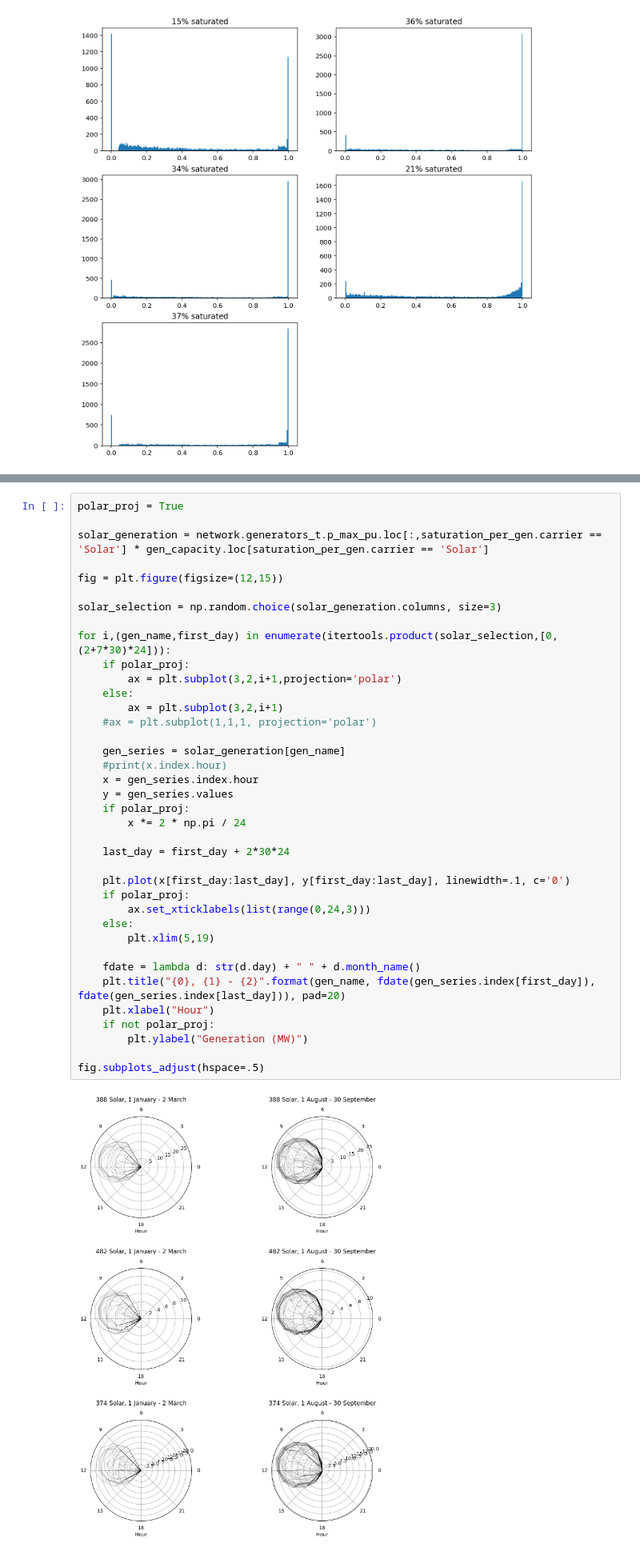
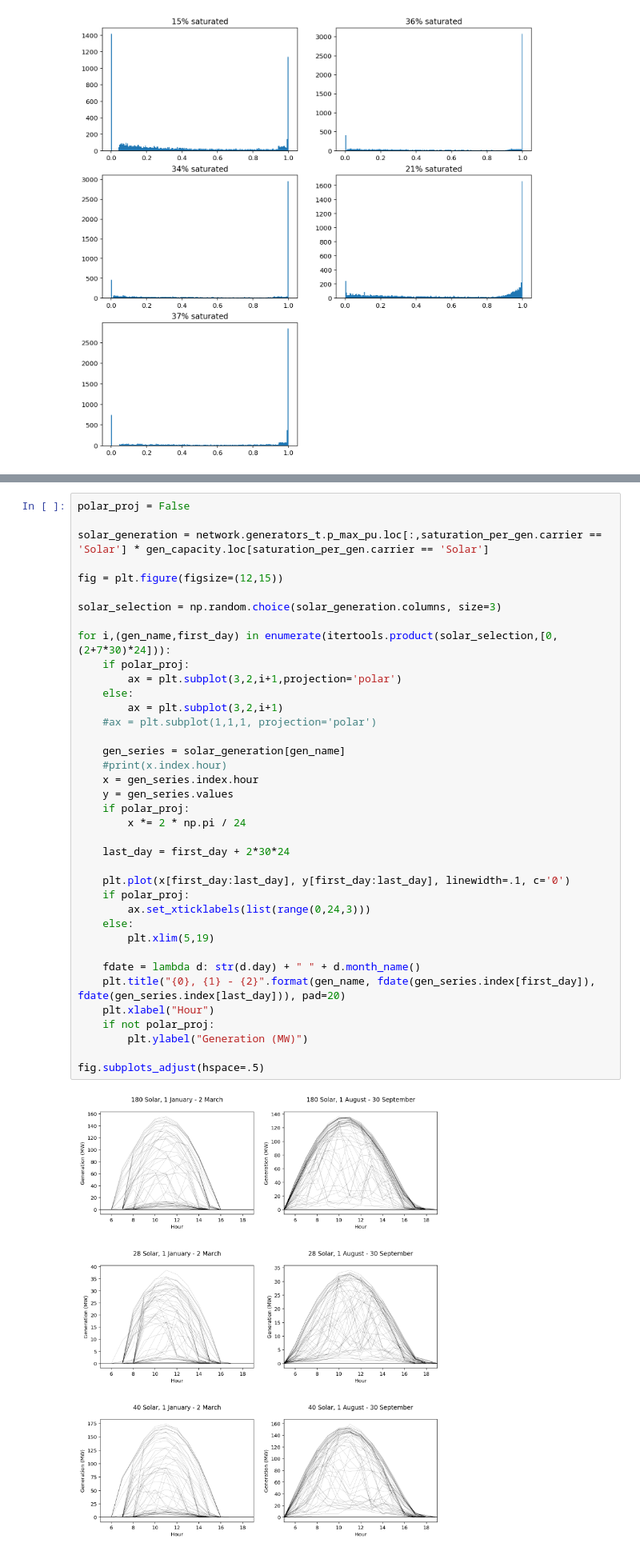
Before and after one commit to fonsp/grid-analysis, a Jupyter notebook: notebooks/explorative/Renewable generation correlation.ipynb, the cells around one changed output, grey strips where cells are left out. Shown at 80% size. Saved outputs shown, nothing was run; the diff lists cells and outputs as text.

Commit message:
Interactive flow plot

```diff
--- a/notebooks/explorative/Renewable generation correlation.ipynb
+++ b/notebooks/explorative/Renewable generation correlation.ipynb
@@ -126,5 +126,5 @@ for i,(x,y) in enumerate(solar_saturation[solar_selection].iteritems()):
 # %%
-polar_proj = True
+polar_proj = False
 
 solar_generation = network.generators_t.p_max_pu.loc[:,saturation_per_gen.carrier == 'Solar'] * gen_capacity.loc[saturation_per_gen.carrier == 'Solar']
 
@@ -135,34 +135,34 @@ solar_selection = np.random.choice(solar_generation.columns, size=3)
 for i,(gen_name,first_day) in enumerate(itertools.product(solar_selection,[0, (2+7*30)*24])):
     if polar_proj:
         ax = plt.subplot(3,2,i+1,projection='polar')
     else:
         ax = plt.subplot(3,2,i+1)
     #ax = plt.subplot(1,1,1, projection='polar')
 
     gen_series = solar_generation[gen_name]
     #print(x.index.hour)
     x = gen_series.index.hour
     y = gen_series.values
     if polar_proj:
         x *= 2 * np.pi / 24
 
     last_day = first_day + 2*30*24
 
     plt.plot(x[first_day:last_day], y[first_day:last_day], linewidth=.1, c='0')
     if polar_proj:
         ax.set_xticklabels(list(range(0,24,3)))
     else:
         plt.xlim(5,19)
 
     fdate = lambda d: str(d.day) + " " + d.month_name()
     plt.title("{0}, {1} - {2}".format(gen_name, fdate(gen_series.index[first_day]), fdate(gen_series.index[last_day])), pad=20)
     plt.xlabel("Hour")
     if not polar_proj:
         plt.ylabel("Generation (MW)")
 
 fig.subplots_adjust(hspace=.5)
 # %% [output]
-[figure, old version]
+[figure, new version]
 # %%
 solar_saturation = network.generators_t.p_max_pu.loc[:,saturation_per_gen.carrier == 'Solar']
 
```
Also changed, not shown: parts of 3 cells of this notebook, 1 other file.
